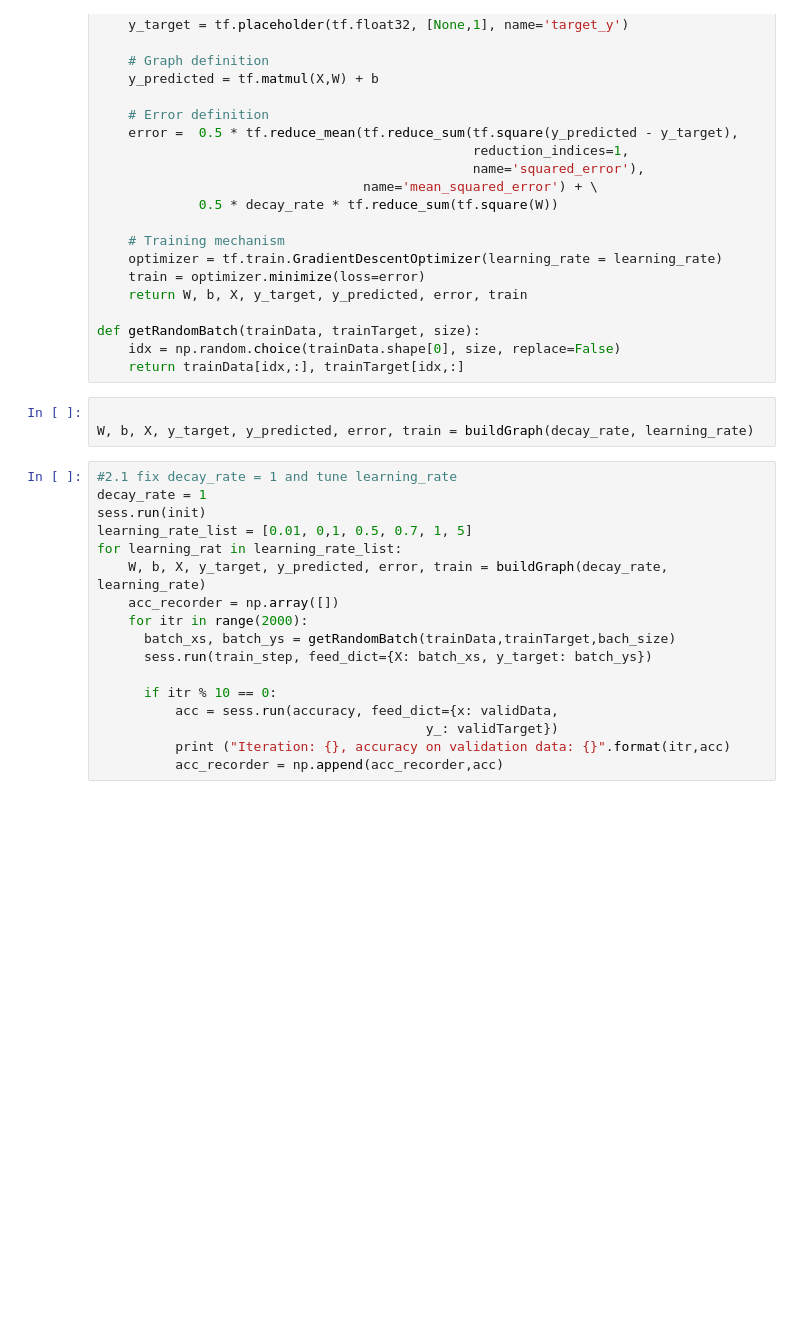
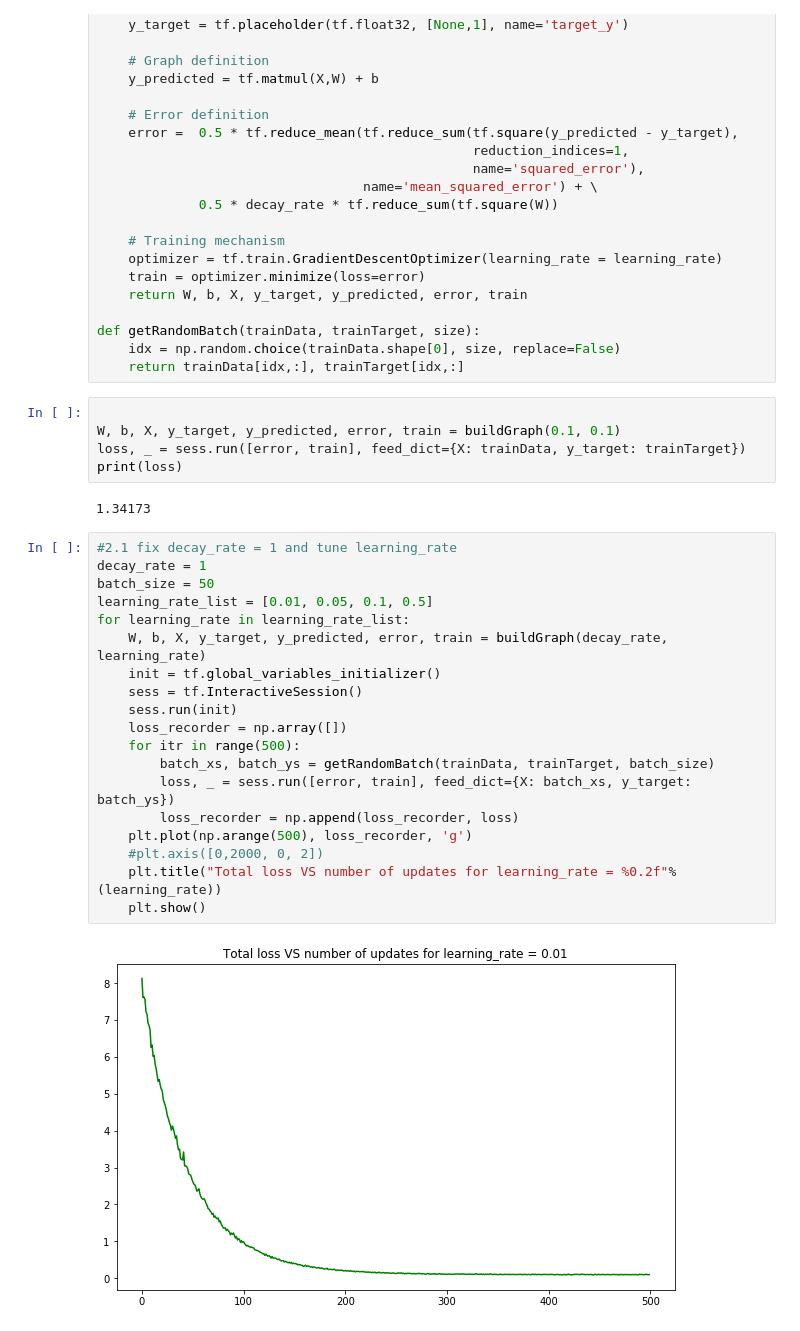
Before and after one commit to lidaiqing/Inference-MachineLearning, a Jupyter notebook: A1/code/a1.ipynb, the cells around one changed output. Cells and saved outputs as stored; diff of their text form; blank space fills up the shorter version.

```diff
--- a/A1/code/a1.ipynb
+++ b/A1/code/a1.ipynb
@@ -158,21 +156,29 @@ def getRandomBatch(trainData, trainTarget, size):
     return trainData[idx,:], trainTarget[idx,:]
 # %%
 
-W, b, X, y_target, y_predicted, error, train = buildGraph(decay_rate, learning_rate)
+W, b, X, y_target, y_predicted, error, train = buildGraph(0.1, 0.1)
+loss, _ = sess.run([error, train], feed_dict={X: trainData, y_target: trainTarget})
+print(loss)
+# %% [output]
+1.34173
 # %%
 #2.1 fix decay_rate = 1 and tune learning_rate
 decay_rate = 1
-sess.run(init)
-learning_rate_list = [0.01, 0,1, 0.5, 0.7, 1, 5]
-for learning_rat in learning_rate_list:
+batch_size = 50
+learning_rate_list = [0.01, 0.05, 0.1, 0.5]
+for learning_rate in learning_rate_list:
     W, b, X, y_target, y_predicted, error, train = buildGraph(decay_rate, learning_rate)
-    acc_recorder = np.array([])
-    for itr in range(2000):
-      batch_xs, batch_ys = getRandomBatch(trainData,trainTarget,bach_size)
-      sess.run(train_step, feed_dict={X: batch_xs, y_target: batch_ys})
-
-      if itr % 10 == 0:
-          acc = sess.run(accuracy, feed_dict={x: validData,
-                                          y_: validTarget})
-          print ("Iteration: {}, accuracy on validation data: {}".format(itr,acc)
-          acc_recorder = np.append(acc_recorder,acc)
+    init = tf.global_variables_initializer()
+    sess = tf.InteractiveSession()
+    sess.run(init)
+    loss_recorder = np.array([])
+    for itr in range(500):
+        batch_xs, batch_ys = getRandomBatch(trainData, trainTarget, batch_size)
+        loss, _ = sess.run([error, train], feed_dict={X: batch_xs, y_target: batch_ys})
+        loss_recorder = np.append(loss_recorder, loss)
+    plt.plot(np.arange(500), loss_recorder, 'g')
+    #plt.axis([0,2000, 0, 2])
+    plt.title("Total loss VS number of updates for learning_rate = %0.2f"%(learning_rate))
+    plt.show()
+# %% [output]
+[figure, added]
```
Also changed, not shown: parts of 5 cells of this notebook.
